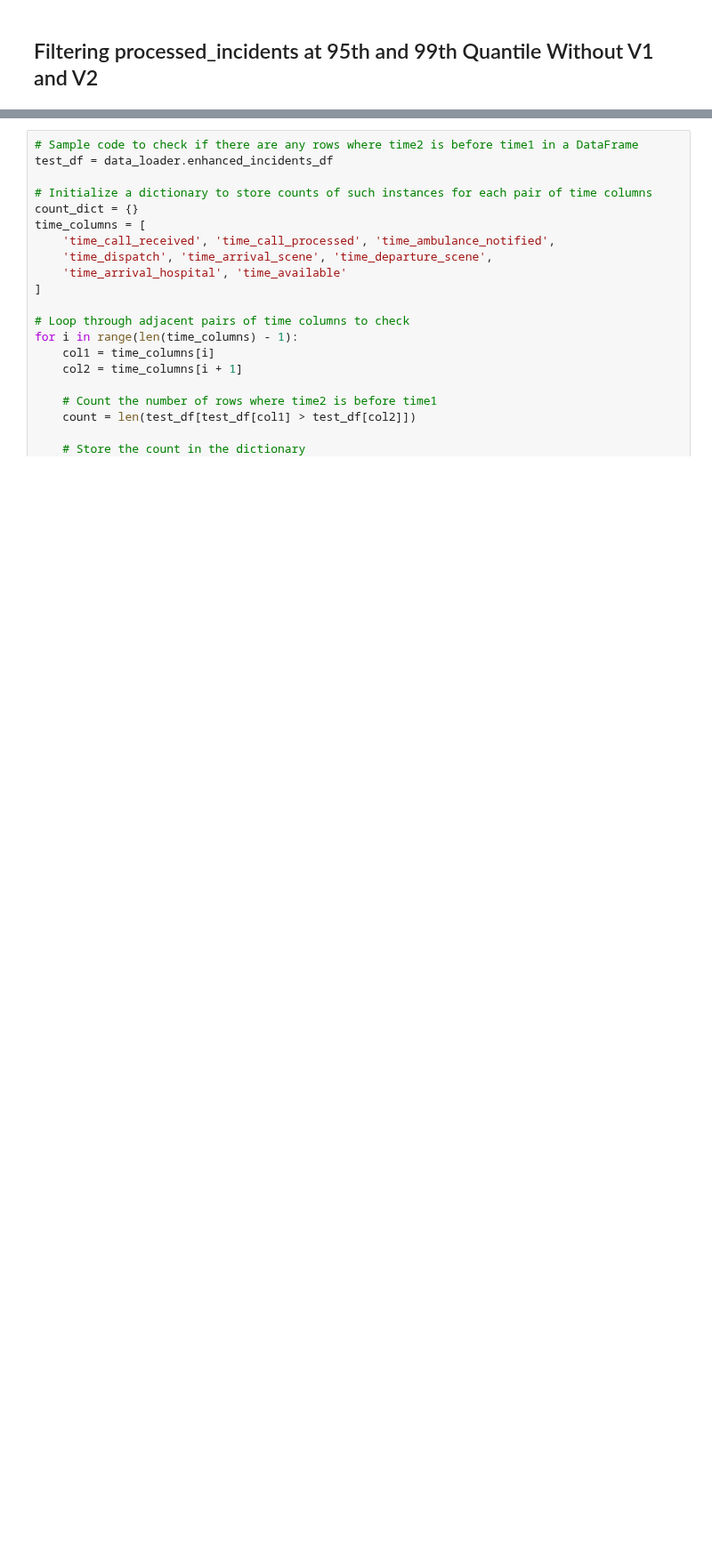
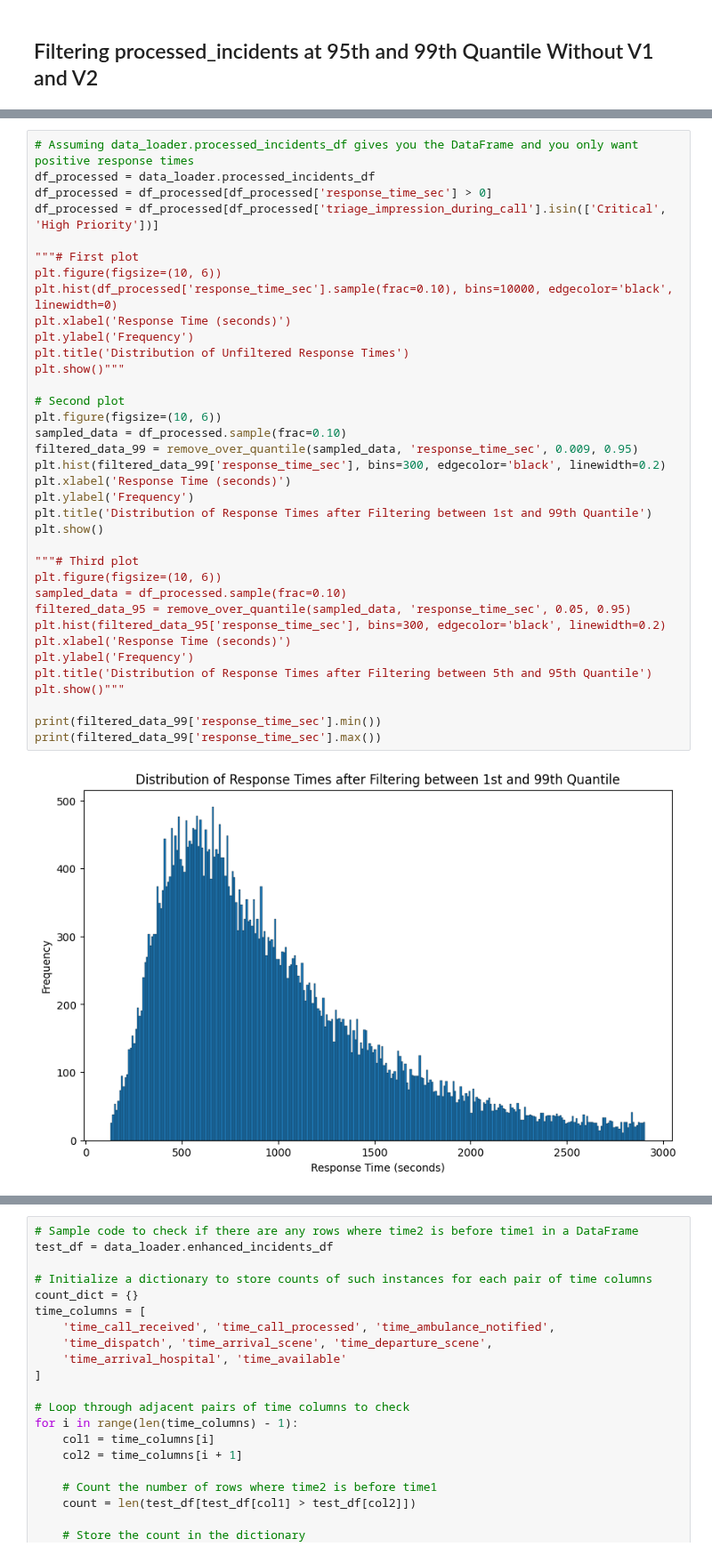
Before and after one commit to Emergency-Optimizers/Data-Processing, a Jupyter notebook: source/analysis/sandbox_torjus.ipynb, the cells around one changed output, grey strips where cells are left out. Shown at 89% size. Drawn from its saved outputs; the diff is of its cells as text; blank space fills up the shorter version.

```diff
--- a/source/analysis/sandbox_torjus.ipynb
+++ b/source/analysis/sandbox_torjus.ipynb
@@ -227,0 +349,38 @@ ModuleNotFoundError: No module named 'scipy'
+# %%
+# Assuming data_loader.processed_incidents_df gives you the DataFrame and you only want positive response times
+df_processed = data_loader.processed_incidents_df
+df_processed = df_processed[df_processed['response_time_sec'] > 0]
+df_processed = df_processed[df_processed['triage_impression_during_call'].isin(['Critical', 'High Priority'])]
+
+"""# First plot
+plt.figure(figsize=(10, 6))
+plt.hist(df_processed['response_time_sec'].sample(frac=0.10), bins=10000, edgecolor='black', linewidth=0)
+plt.xlabel('Response Time (seconds)')
+plt.ylabel('Frequency')
+plt.title('Distribution of Unfiltered Response Times')
+plt.show()"""
+
+# Second plot
+plt.figure(figsize=(10, 6))
+sampled_data = df_processed.sample(frac=0.10)
+filtered_data_99 = remove_over_quantile(sampled_data, 'response_time_sec', 0.009, 0.95)
+plt.hist(filtered_data_99['response_time_sec'], bins=300, edgecolor='black', linewidth=0.2)
+plt.xlabel('Response Time (seconds)')
+plt.ylabel('Frequency')
+plt.title('Distribution of Response Times after Filtering between 1st and 99th Quantile')
+plt.show()
+
+"""# Third plot
+plt.figure(figsize=(10, 6))
+sampled_data = df_processed.sample(frac=0.10)
+filtered_data_95 = remove_over_quantile(sampled_data, 'response_time_sec', 0.05, 0.95)
+plt.hist(filtered_data_95['response_time_sec'], bins=300, edgecolor='black', linewidth=0.2)
+plt.xlabel('Response Time (seconds)')
+plt.ylabel('Frequency')
+plt.title('Distribution of Response Times after Filtering between 5th and 95th Quantile')
+plt.show()"""
+
+print(filtered_data_99['response_time_sec'].min())
+print(filtered_data_99['response_time_sec'].max())
+# %% [output]
+[figure, added]
```
Also changed, not shown: parts of 10 cells of this notebook.
